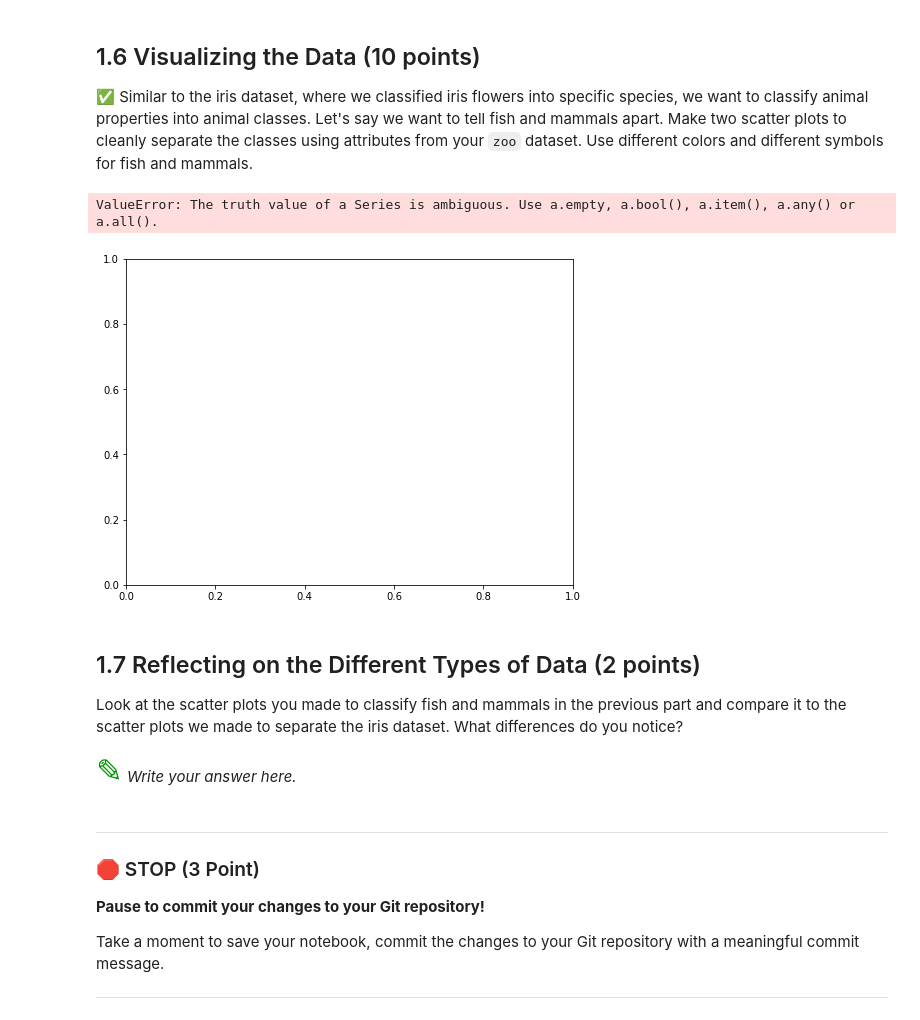
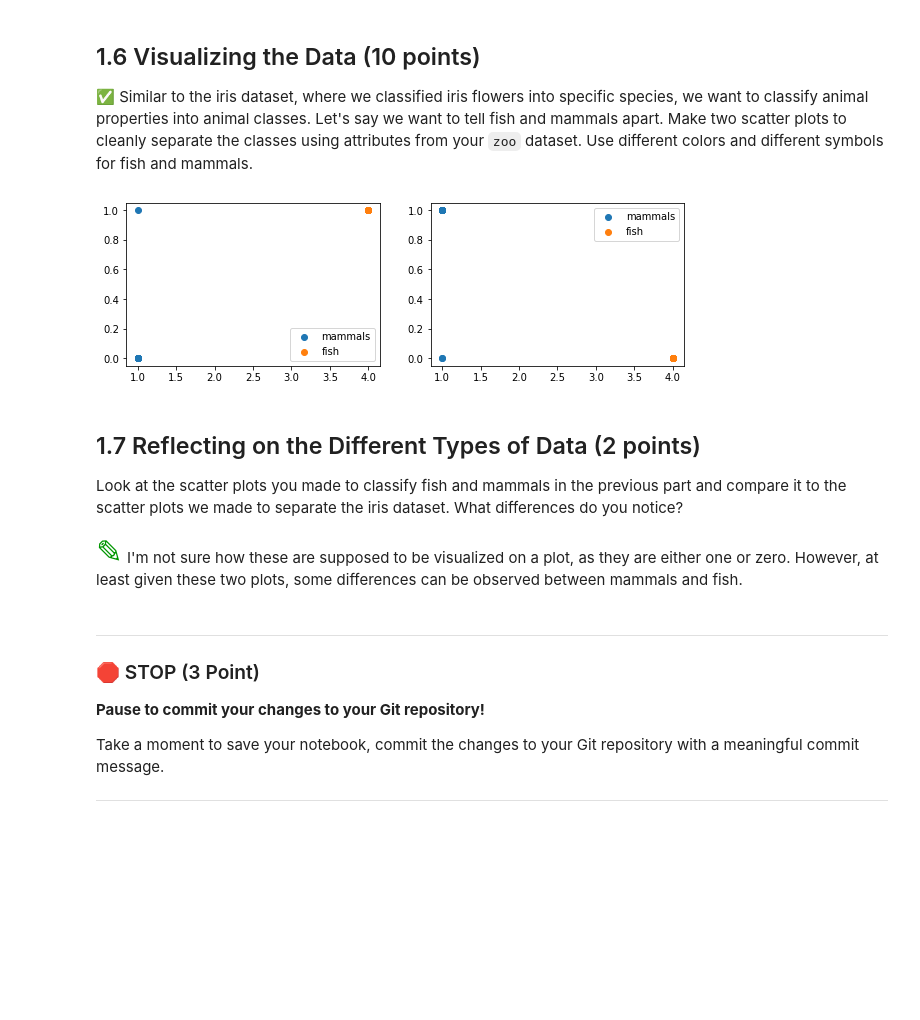
Before and after one commit to uptonja1/CMSE202-s23-turnin, a Jupyter notebook: hw-02/HW-02_PandasAndObjects-STUDENT.ipynb, the cells around one changed output. Drawn from its saved outputs; the diff is of its cells as text; code cells hidden in the pictures; blank space fills up the shorter version.

```diff
--- a/hw-02/HW-02_PandasAndObjects-STUDENT.ipynb
+++ b/hw-02/HW-02_PandasAndObjects-STUDENT.ipynb
@@ -114,16 +114,29 @@ zoo_classes.describe()
 &#9989; Similar to the iris dataset, where we classified iris flowers into specific species, we want to classify animal properties into animal classes. Let's say we want to tell fish and mammals apart. Make two scatter plots to cleanly separate the classes using attributes from your `zoo` dataset. Use different colors and different symbols for fish and mammals.
 # %%
 import matplotlib.pyplot as plt
-fig, ax = plt.subplots(figsize=(8,6))
+%matplotlib inline
+
+plt.figure(figsize=(10,3))
+
+plt.subplot(1,2,1)
+plt.scatter(zoo[zoo["class_type"] == 1]["class_type"], zoo[zoo["class_type"] == 1]["eggs"])
+plt.scatter(zoo[zoo["class_type"] == 4]["class_type"], zoo[zoo["class_type"] == 4]["eggs"])
+plt.legend(["mammals","fish"])
+
+plt.subplot(1,2,2)
+plt.scatter(zoo[zoo["class_type"] == 1]["class_type"], zoo[zoo["class_type"] == 1]["hair"])
+plt.scatter(zoo[zoo["class_type"] == 4]["class_type"], zoo[zoo["class_type"] == 4]["hair"])
+plt.legend(["mammals","fish"])
+
+plt.show()
 # %% [output]
-ValueError: The truth value of a Series is ambiguous. Use a.empty, a.bool(), a.item(), a.any() or a.all().
-[figure, old version]
+[figure, new version]
 # %% [markdown]
 ## 1.7 Reflecting on the Different Types of Data (2 points)
 
 Look at the scatter plots you made to classify fish and mammals in the previous part and compare it to the scatter plots we made to separate the iris dataset. What differences do you notice?
 # %% [markdown]
-<font size=6 color="#009600">&#9998;</font> *Write your answer here.*
+<font size=6 color="#009600">&#9998;</font> I'm not sure how these are supposed to be visualized on a plot, as they are either one or zero. However, at least given these two plots, some differences can be observed between mammals and fish.
 # %% [markdown]
 ---
 ### &#128721; STOP (3 Point)
```
Also changed, not shown: parts of 12 cells of this notebook.
